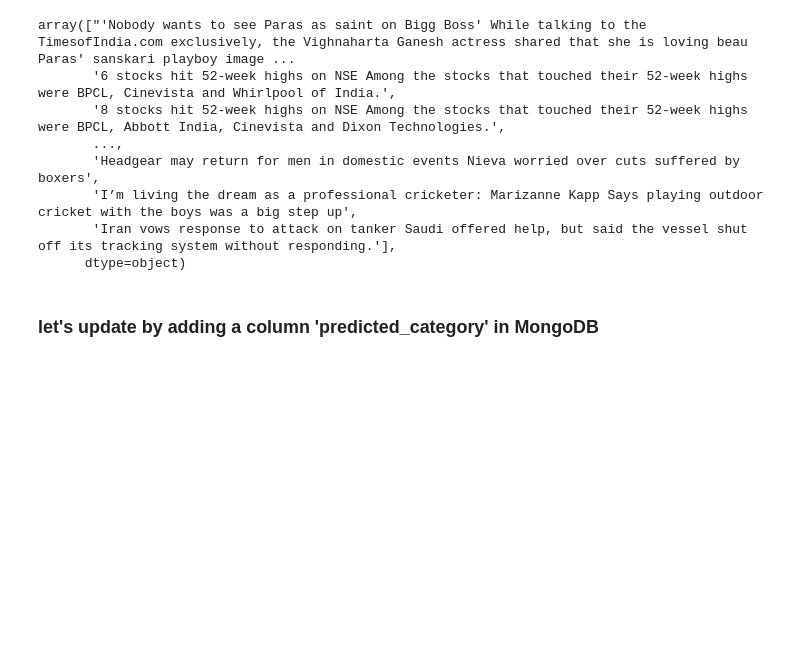
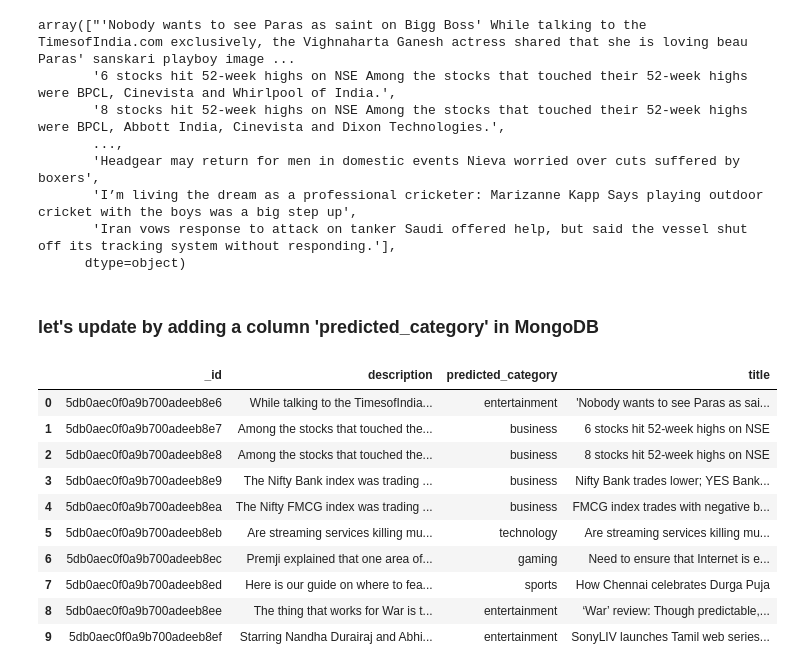
Before and after one commit to Akshaypatil7/Appscrip-Assignment-2, a Jupyter notebook: Appscrip.ipynb, the cells around one changed output. Cells and saved outputs as stored; diff of their text form; code cells hidden in the pictures; blank space fills up the shorter version.

```diff
--- a/Appscrip.ipynb
+++ b/Appscrip.ipynb
@@ -528,3 +495,20 @@ predicted_category = list(pipe.predict(test))
 for i,x in tqdm(list(zip(ids,predicted_category))):
 #         print(i,x)
         db['news_csv'].update_one({"_id" : i},{"$set": {"predicted_category":x}})
+# %%
+#see our loaded data
+cursor = news.find()
+result = pd.DataFrame(list(cursor))
+result.head(10)
+# %% [output]
+|  | _id | description | predicted_category | title |
+| 0 | 5db0aec0f0a9b700adeeb8e6 | While talking to the TimesofIndia... | entertainment | 'Nobody wants to see Paras as sai... |
+| 1 | 5db0aec0f0a9b700adeeb8e7 | Among the stocks that touched the... | business | 6 stocks hit 52-week highs on NSE |
+| 2 | 5db0aec0f0a9b700adeeb8e8 | Among the stocks that touched the... | business | 8 stocks hit 52-week highs on NSE |
+| 3 | 5db0aec0f0a9b700adeeb8e9 | The Nifty Bank index was trading ... | business | Nifty Bank trades lower; YES Bank... |
+| 4 | 5db0aec0f0a9b700adeeb8ea | The Nifty FMCG index was trading ... | business | FMCG index trades with negative b... |
+| 5 | 5db0aec0f0a9b700adeeb8eb | Are streaming services killing mu... | technology | Are streaming services killing mu... |
+| 6 | 5db0aec0f0a9b700adeeb8ec | Premji explained that one area of... | gaming | Need to ensure that Internet is e... |
+| 7 | 5db0aec0f0a9b700adeeb8ed | Here is our guide on where to fea... | sports | How Chennai celebrates Durga Puja |
+| 8 | 5db0aec0f0a9b700adeeb8ee | The thing that works for War is t... | entertainment | ‘War’ review: Though predictable,... |
+| 9 | 5db0aec0f0a9b700adeeb8ef | Starring Nandha Durairaj and Abhi... | entertainment | SonyLIV launches Tamil web series... |
```
Also changed, not shown: parts of 21 cells of this notebook, 1 other file.
